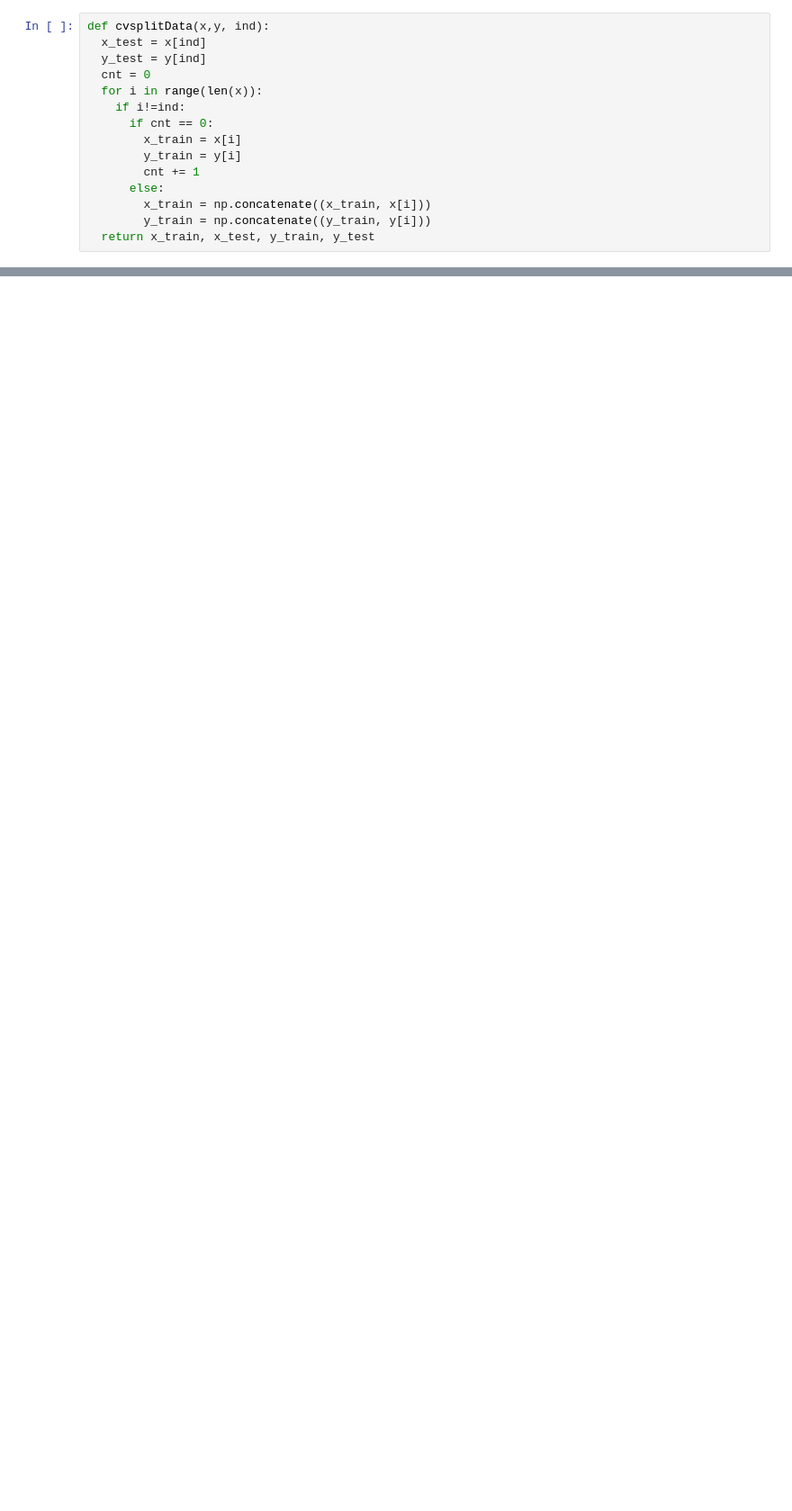
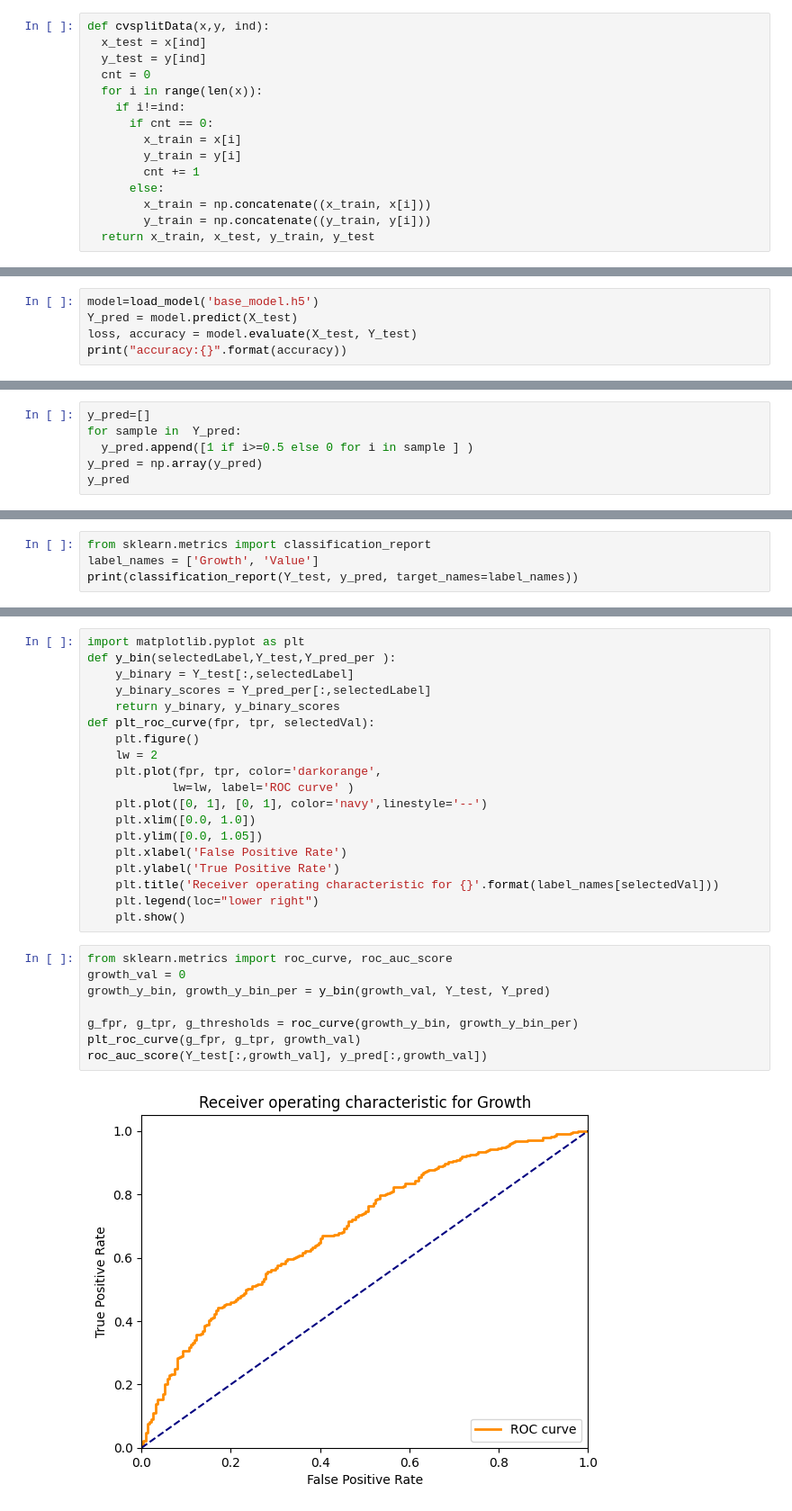
Before and after one commit to JaehyeongWang/swe3032_team7, a Jupyter notebook: models/main_final.ipynb, the cells around one changed output, grey strips where cells are left out. Shown: that part at 90% size. Cells and saved outputs as stored; diff of their text form; blank space fills up the shorter version.

```diff
--- a/models/main_final.ipynb
+++ b/models/main_final.ipynb
@@ -204,0 +199,5 @@ loss, accuracy = model.evaluate(X_test, Y_test)
+# %%
+model=load_model('base_model.h5')
+Y_pred = model.predict(X_test)
+loss, accuracy = model.evaluate(X_test, Y_test)
+print("accuracy:{}".format(accuracy))
@@ -220,3 +243,9 @@ plt.ylabel('acc')
 plt.xlabel('epoch')
 plt.legend(['train', 'val'], loc='upper left')
 plt.show()
+# %%
+y_pred=[]
+for sample in  Y_pred:
+  y_pred.append([1 if i>=0.5 else 0 for i in sample ] )
+y_pred = np.array(y_pred)
+y_pred
@@ -222,0 +269,4 @@ plt.show()
+# %%
+from sklearn.metrics import classification_report
+label_names = ['Growth', 'Value']
+print(classification_report(Y_test, y_pred, target_names=label_names))
@@ -222,0 +300,29 @@ plt.show()
+# %%
+import matplotlib.pyplot as plt
+def y_bin(selectedLabel,Y_test,Y_pred_per ):
+    y_binary = Y_test[:,selectedLabel]
+    y_binary_scores = Y_pred_per[:,selectedLabel]
+    return y_binary, y_binary_scores
+def plt_roc_curve(fpr, tpr, selectedVal):
+    plt.figure()
+    lw = 2
+    plt.plot(fpr, tpr, color='darkorange',
+            lw=lw, label='ROC curve' )
+    plt.plot([0, 1], [0, 1], color='navy',linestyle='--')
+    plt.xlim([0.0, 1.0])
+    plt.ylim([0.0, 1.05])
+    plt.xlabel('False Positive Rate')
+    plt.ylabel('True Positive Rate')
+    plt.title('Receiver operating characteristic for {}'.format(label_names[selectedVal]))
+    plt.legend(loc="lower right")
+    plt.show()
+# %%
+from sklearn.metrics import roc_curve, roc_auc_score
+growth_val = 0
+growth_y_bin, growth_y_bin_per = y_bin(growth_val, Y_test, Y_pred)
+
+g_fpr, g_tpr, g_thresholds = roc_curve(growth_y_bin, growth_y_bin_per)
+plt_roc_curve(g_fpr, g_tpr, growth_val)
+roc_auc_score(Y_test[:,growth_val], y_pred[:,growth_val])
+# %% [output]
+[figure, added]
```
Also changed, not shown: parts of 19 cells of this notebook, 27 other files.
